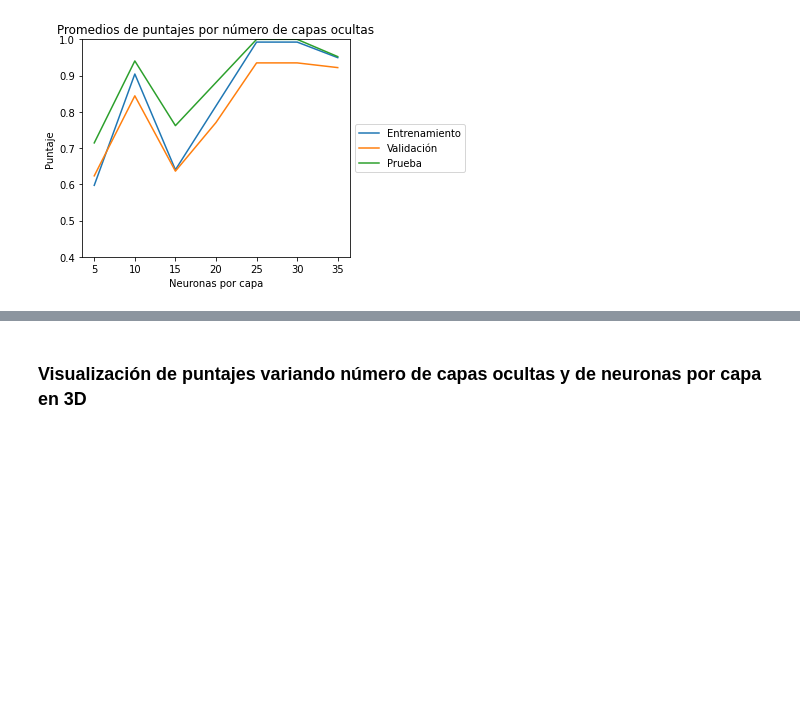
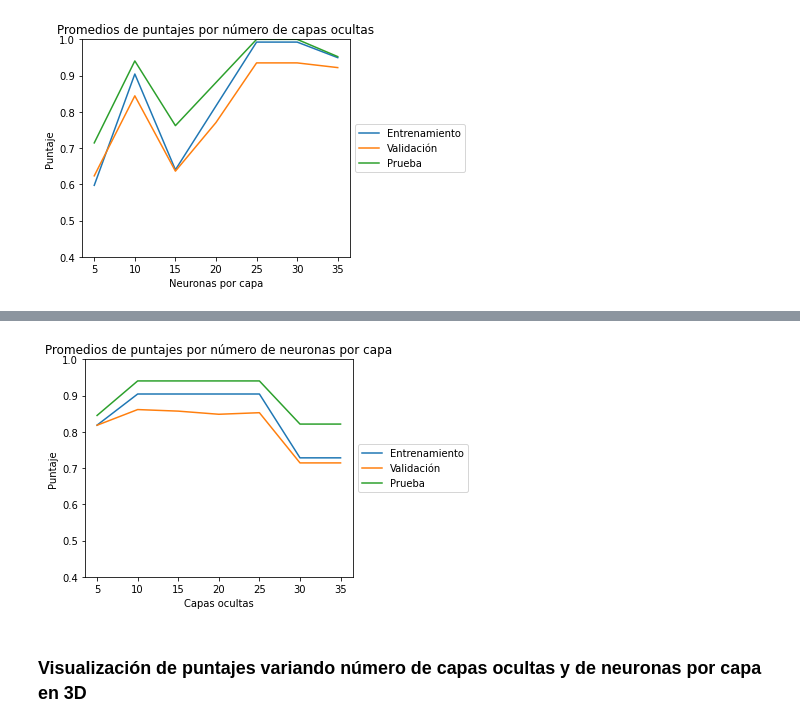
Before and after one commit to 1dgog/tc3006c_m2_portafoliodeimplementacion, a Jupyter notebook: m2_con_framework.ipynb, the cells around one changed output, grey strips where cells are left out. Cells and saved outputs as stored; diff of their text form; code cells hidden in the pictures; blank space fills up the shorter version.

```diff
--- a/m2_con_framework.ipynb
+++ b/m2_con_framework.ipynb
@@ -298,3 +261,21 @@ plt.show()
 [interactive output not drawn]
 [interactive output not drawn]
 [figure]
+# %%
+plt.plot(np.mean(np.array(scores_train), axis=0),label='Entrenamiento')
+plt.plot(np.mean(np.array(scores_valid), axis=0),label='Validación')
+plt.plot(np.mean(np.array(scores_test), axis=0),label='Prueba')
+plt.legend()
+ax = plt.gca()
+ax.set_ylim([0.4, 1])
+plt.xticks(np.arange(0, 7, step = 1),np.arange(5, 40, step = 5))
+plt.title('Promedios de puntajes por número de neuronas por capa')
+plt.ylabel("Puntaje")
+plt.xlabel("Capas ocultas")
+box = ax.get_position()
+ax.set_position([box.x0, box.y0, box.width * 0.8, box.height])
+ax.legend(loc='center left', bbox_to_anchor=(1, 0.5))
+plt.savefig('mean_scores_layer.pdf')
+files.download("mean_scores_layer.pdf")
+plt.show()
+# %% [output]
@@ -301,3 +284,4 @@ plt.show()
+[figure, added]
 # %% [markdown]
 ### Visualización de puntajes variando número de capas ocultas y de neuronas por capa en 3D
 # %%
```
Also changed, not shown: parts of 5 cells of this notebook.
